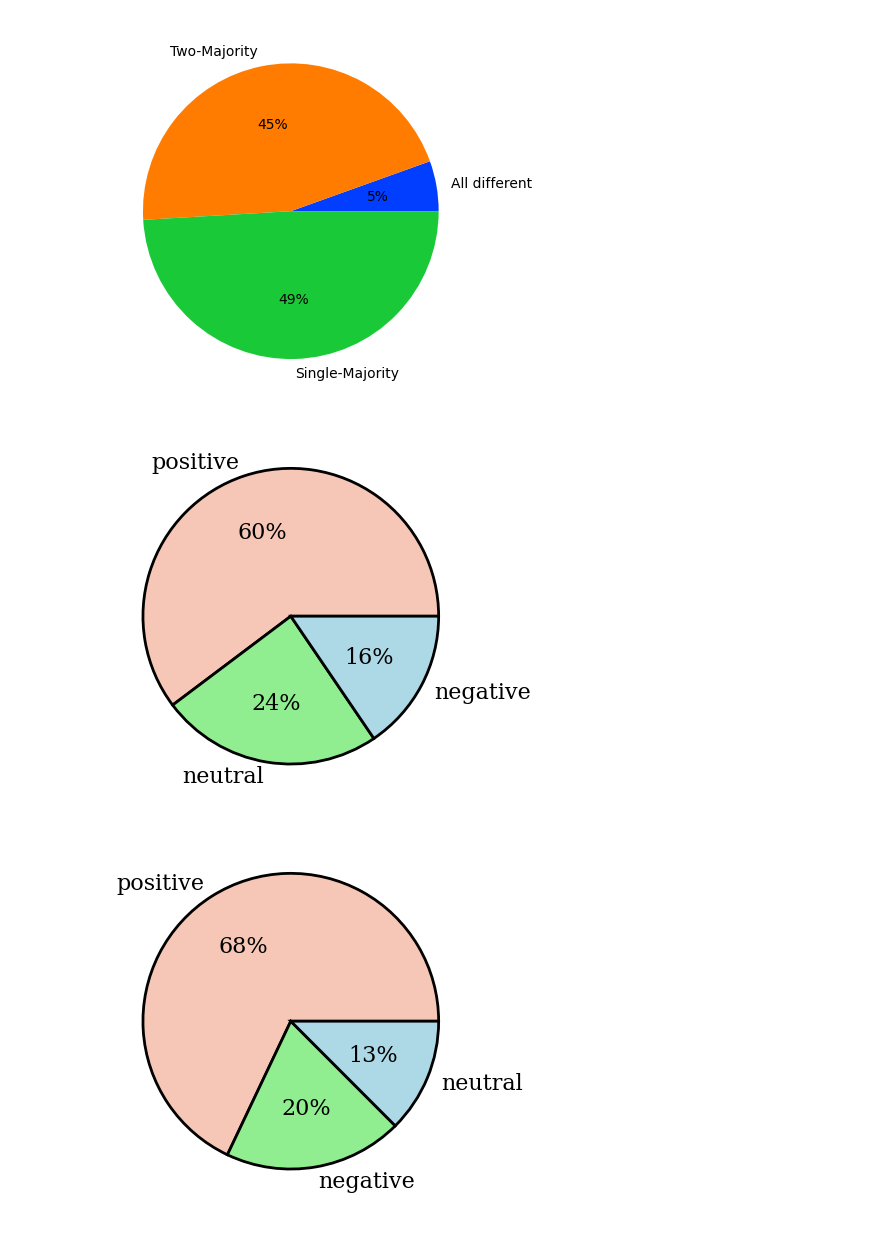
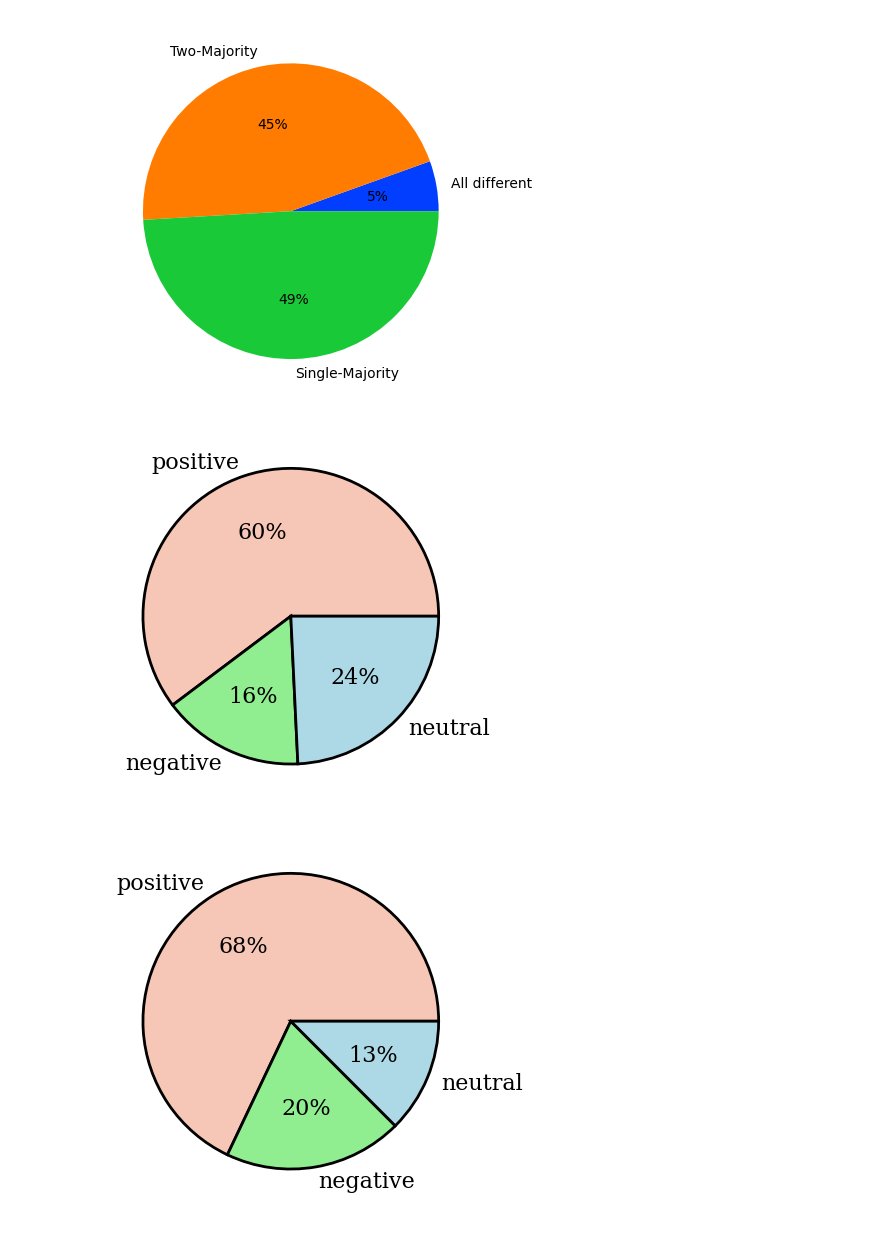
Before and after one commit to usc-sail/SAIM-ADS, a Jupyter notebook: notebooks/ads_distribution_data_tone_social_message.ipynb, the cells around one changed output. Saved outputs shown, nothing was run; the diff lists cells and outputs as text; code cells hidden in the pictures.

```diff
--- a/notebooks/ads_distribution_data_tone_social_message.ipynb
+++ b/notebooks/ads_distribution_data_tone_social_message.ipynb
@@ -201,23 +204,17 @@ plt.savefig(filename,dpi=300)
 [figure]
 # %%
 # pie chart for the start majority tone distribution
-plt.rc('font', family='serif')
-plt.rcParams.update({'font.size': 16})
-
-palette_colors = ['#f6c7b6', '#90EE90', '#ADD8E6']
-
 start_tone_maj_counter=dict(Counter(start_majority_tone_list))
-keys=list(start_tone_maj_counter.keys())
+keys=['positive','negative','neutral']
 values=[start_tone_maj_counter[k] for k in keys]
 wp = {'linewidth': 2, 'edgecolor': 'black'}
-
 plt.pie(values, labels=keys, colors=palette_colors, autopct='%.0f%%',  wedgeprops=wp)
 
 #save the figures
 filename=os.path.join(folder,"start_tone_3_class_label_distribution.png")
 plt.savefig(filename,dpi=300)
 # %% [output]
-[figure, old version]
+[figure, new version]
 # %%
 # pie chart for the middle majority tone distribution
 middle_tone_maj_counter=Counter(middle_majority_tone_list)
```
Also changed, not shown: parts of 10 cells of this notebook, 18 other files.
